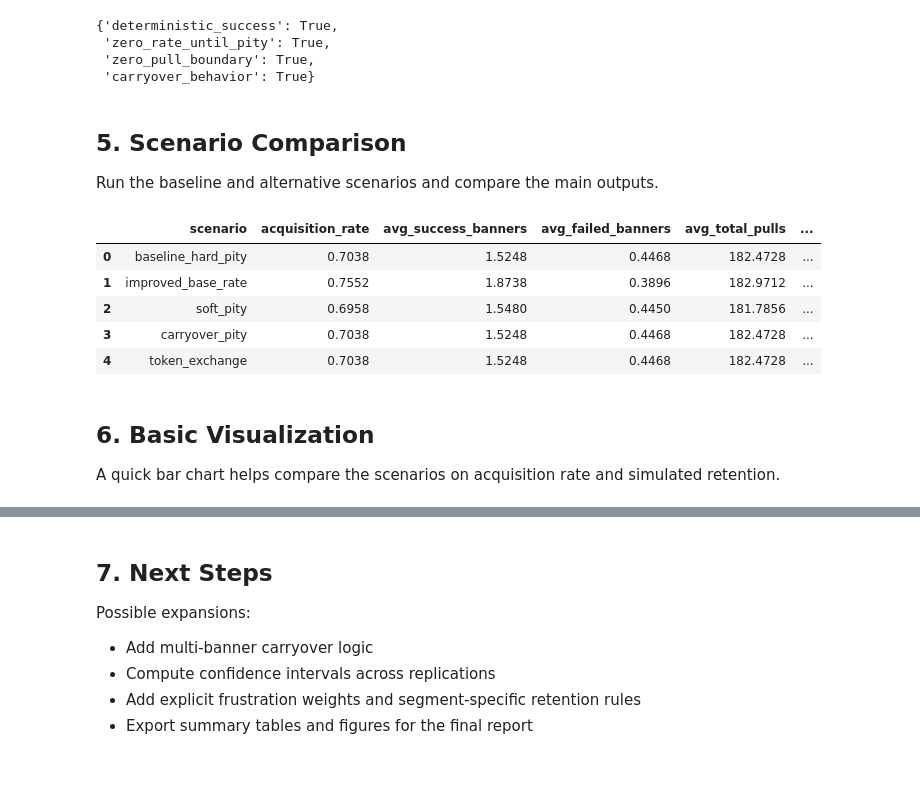
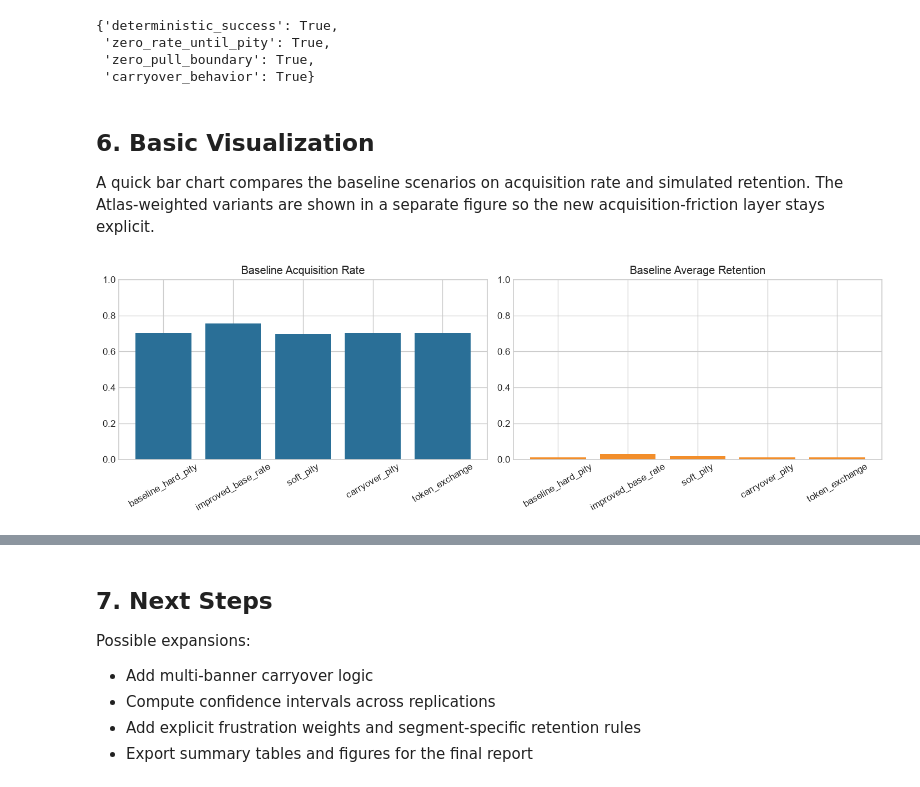
Before and after one commit to Kirasuna1650/CSS142P-FInal-Project, a Jupyter notebook: CSS142P-FinalProject.ipynb, the cells around one changed output, grey strips where cells are left out. Drawn from its saved outputs; the diff is of its cells as text; code cells hidden in the pictures.

Commit message:
Atlas weighted notebook.

```diff
--- a/CSS142P-FinalProject.ipynb
+++ b/CSS142P-FinalProject.ipynb
@@ -37,6 +38,7 @@ class Scenario:
     soft_pity_step: float = 0.0
     carryover: bool = False
     token_threshold: int | None = None
+    retention_multiplier: float = 1.0
 
 
 player_segments = {
@@ -174,7 +176,7 @@ def simulate_player_campaign(
                 token_count = 0
 
         retention_probability = float(banner_result['retention_probability'])
-        retention_probability = max(0.0, min(1.0, retention_probability * (0.9 + 0.2 * frustration_tolerance)))
+        retention_probability = max(0.0, min(1.0, retention_probability * (0.9 + 0.2 * frustration_tolerance) * scenario.retention_multiplier))
         active = bool(rng.random() <= retention_probability)
         if not active:
             churned_at_banner = banner_index
@@ -261,40 +263,42 @@ run_verification_suite()
  'zero_pull_boundary': True,
  'carryover_behavior': True}
 # %% [markdown]
-## 5. Scenario Comparison
+## 6. Basic Visualization
 
-Run the baseline and alternative scenarios and compare the main outputs.
+A quick bar chart compares the baseline scenarios on acquisition rate and simulated retention. The Atlas-weighted variants are shown in a separate figure so the new acquisition-friction layer stays explicit.
 # %%
-def summarize_results(df: pd.DataFrame, scenario_name: str) -> pd.Series:
-    return pd.Series({
-        'scenario': scenario_name,
-        'acquisition_rate': float((df['success_banners'] > 0).mean()),
-        'avg_success_banners': float(df['success_banners'].mean()),
-        'avg_failed_banners': float(df['failed_banners'].mean()),
-        'avg_total_pulls': float(df['total_pulls'].mean()),
-        'pity_activation_rate': float((df['pity_activations'] > 0).mean()),
-        'token_redemption_rate': float((df['token_redemptions'] > 0).mean()),
-        'avg_frustration': float(df['mean_frustration'].mean()),
-        'churn_rate': float(df['churned'].mean()),
-        'avg_retention_probability': float((1.0 - df['churned']).mean()),
+baseline_summary_rows = []
+for scenario in scenarios:
+    data = simulate_population(scenario, players=5000, seed=42, banners=DEFAULT_BANNERS)
+    baseline_summary_rows.append({
+        'scenario': scenario.name,
+        'acquisition_rate': float((data['success_banners'] > 0).mean()),
+        'avg_success_banners': float(data['success_banners'].mean()),
+        'avg_failed_banners': float(data['failed_banners'].mean()),
+        'avg_total_pulls': float(data['total_pulls'].mean()),
+        'pity_activation_rate': float((data['pity_activations'] > 0).mean()),
+        'token_redemption_rate': float((data['token_redemptions'] > 0).mean()),
+        'avg_frustration': float(data['mean_frustration'].mean()),
+        'churn_rate': float(data['churned'].mean()),
+        'avg_retention_probability': float((1.0 - data['churned']).mean()),
     })
 
+summary_df = pd.DataFrame(baseline_summary_rows)
 
-summary_rows = []
-for scenario in scenarios:
-    data = simulate_population(scenario, players=5000, seed=42, banners=DEFAULT_BANNERS)
-    summary_rows.append(summarize_results(data, scenario.name))
+fig, axes = plt.subplots(1, 2, figsize=(12, 4), dpi=120)
 
-summary_df = pd.DataFrame(summary_rows)
-summary_df
+axes[0].bar(summary_df['scenario'], summary_df['acquisition_rate'], color='#2a6f97')
+axes[0].set_title('Baseline Acquisition Rate')
+axes[0].tick_params(axis='x', rotation=30)
+axes[0].set_ylim(0, 1)
+
+axes[1].bar(summary_df['scenario'], summary_df['avg_retention_probability'], color='#f28e2b')
+axes[1].set_title('Baseline Average Retention')
+axes[1].tick_params(axis='x', rotation=30)
+axes[1].set_ylim(0, 1)
+
+plt.tight_layout()
+fig.savefig(DIAGRAMS_DIR / 'acquisition_retention.png', bbox_inches='tight')
+plt.show()
 # %% [output]
-|  | scenario | acquisition_rate | avg_success_banners | avg_failed_banners | avg_total_pulls | ... |
-| 0 | baseline_hard_pity | 0.7038 | 1.5248 | 0.4468 | 182.4728 | ... |
-| 1 | improved_base_rate | 0.7552 | 1.8738 | 0.3896 | 182.9712 | ... |
-| 2 | soft_pity | 0.6958 | 1.5480 | 0.4450 | 181.7856 | ... |
-| 3 | carryover_pity | 0.7038 | 1.5248 | 0.4468 | 182.4728 | ... |
-| 4 | token_exchange | 0.7038 | 1.5248 | 0.4468 | 182.4728 | ... |
+[figure, added]
-# %% [markdown]
-## 6. Basic Visualization
-
-A quick bar chart helps compare the scenarios on acquisition rate and simulated retention.
```
Also changed, not shown: parts of 10 cells of this notebook, 2 other files.
